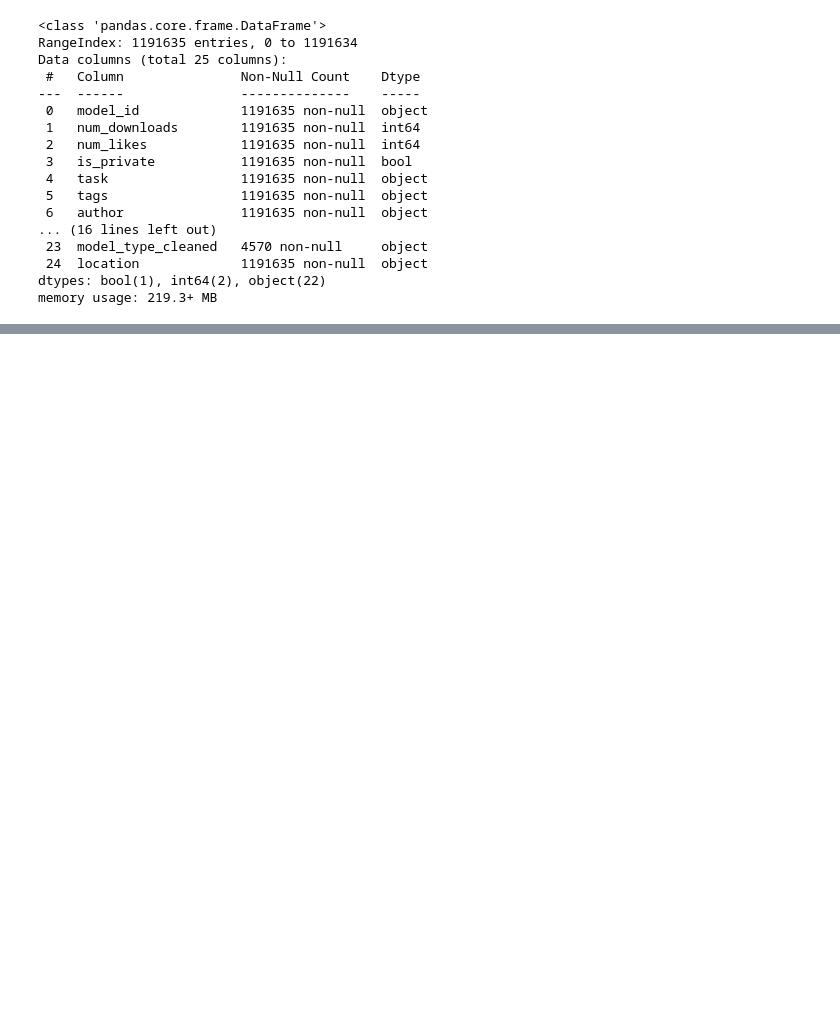
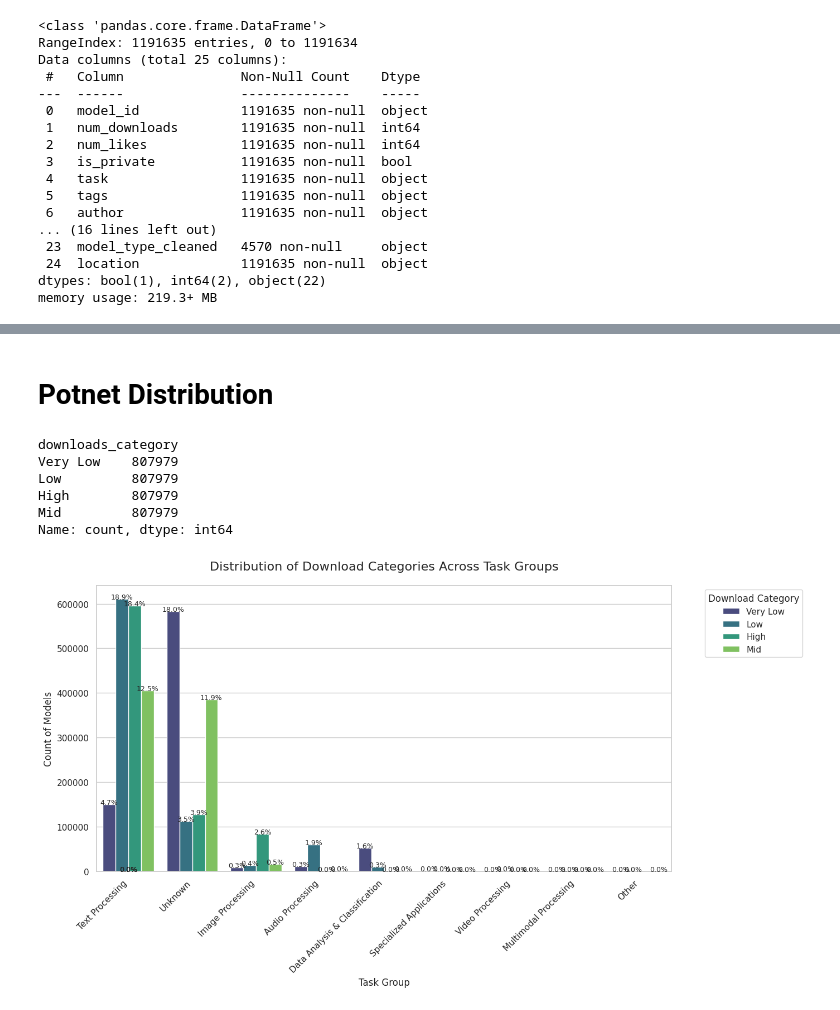
Before and after one commit to Sahil1709/POTNet, a Jupyter notebook: test.ipynb, the cells around one changed output, grey strips where cells are left out. Drawn from its saved outputs; the diff is of its cells as text; code cells hidden in the pictures; blank space fills up the shorter version.

```diff
--- a/test.ipynb
+++ b/test.ipynb
@@ -687,7 +664,7 @@ new_df
 # %%
 from utils.helpers import train_and_evaluate_model_different_dfs
 
-potnet_training_df = pd.read_csv('data/generated_data/hf_11_24_balanced.csv')
+potnet_training_df = pd.read_csv('data/generated_data/hf_11_24_generated.csv')
 smote_training_df = pd.read_csv('utils/kmeans_smote_balanced.csv')
 testing_df = pd.read_csv('data/hf_models_withmodelcard_nov2024.csv')
 print(testing_df.downloads_category.value_counts())
@@ -777,0 +767,12 @@ Testing Time: 5.70 seconds
+# %% [markdown]
+# Potnet Distribution
+# %%
+create_distrib(potnet_training_df)
+# %% [output]
+downloads_category
+Very Low    807979
+Low         807979
+High        807979
+Mid         807979
+Name: count, dtype: int64
+[figure, added]
```
Also changed, not shown: parts of 27 cells of this notebook, 5 other files.
